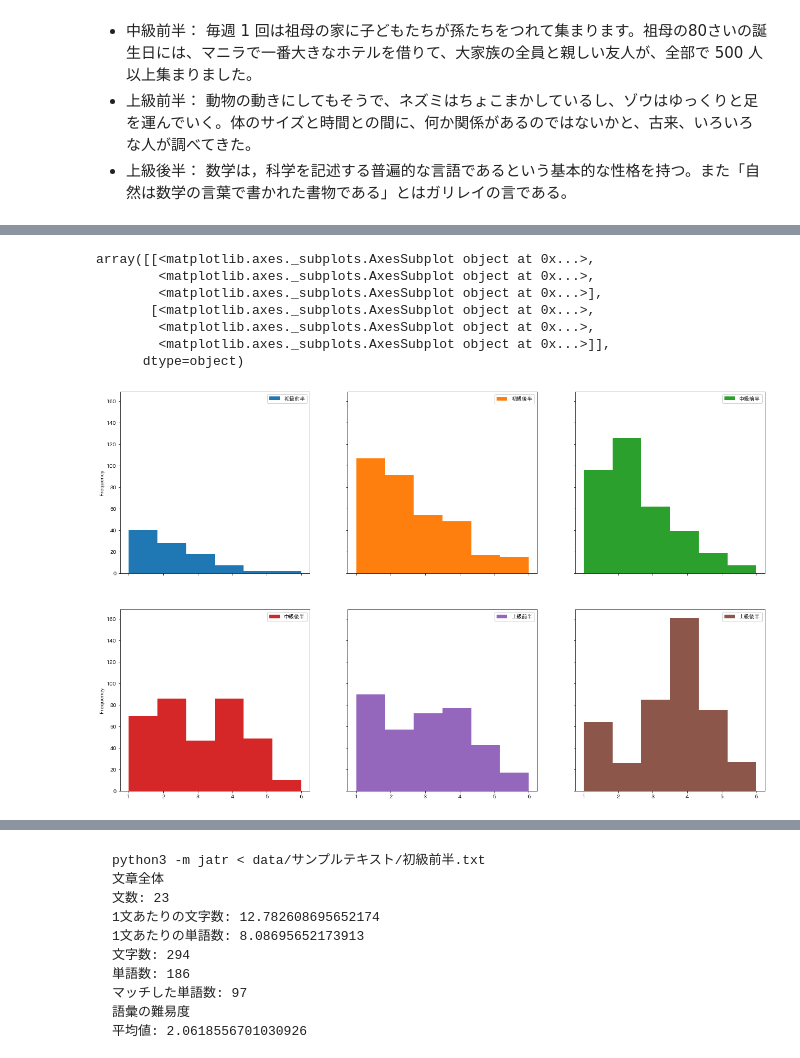
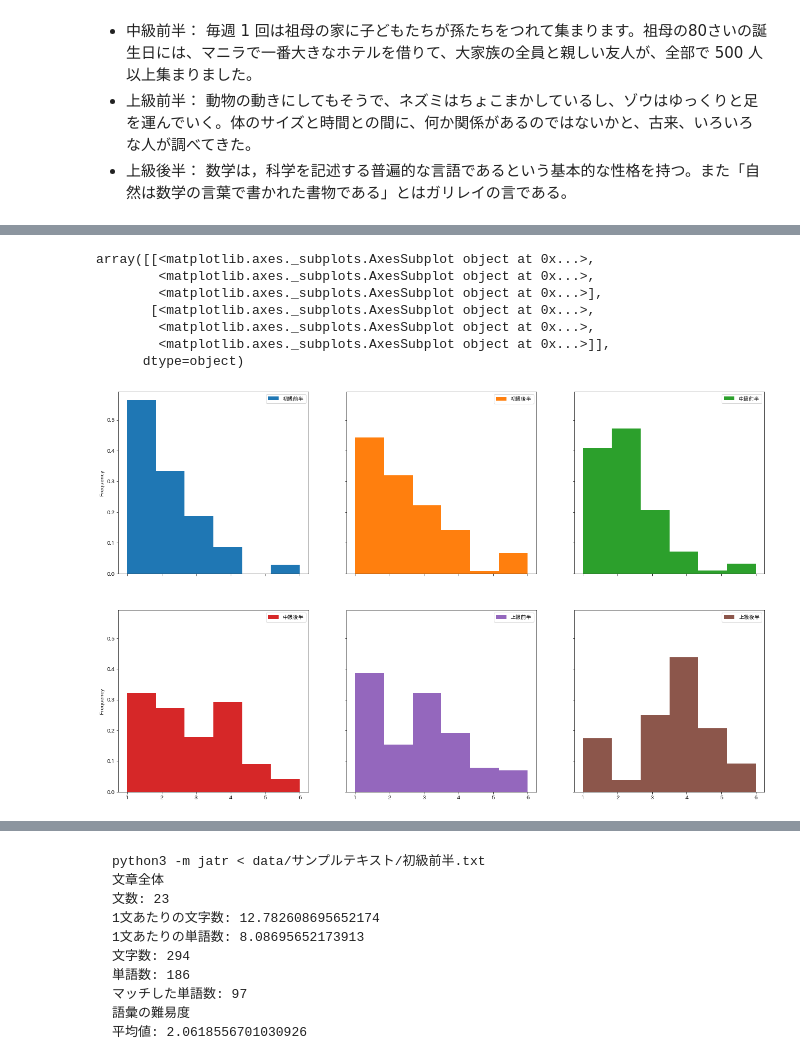
Before and after one commit to crazymaster/jats, a Jupyter notebook: notebooks/201906-slide.ipynb, the cells around one changed output, grey strips where cells are left out. Drawn from its saved outputs; the diff is of its cells as text; code cells hidden in the pictures.

```diff
--- a/notebooks/201906-slide.ipynb
+++ b/notebooks/201906-slide.ipynb
@@ -71,14 +71,14 @@ df.head()
 # %%
-df.plot(kind='hist', subplots=True, layout=(2,3), bins=6, figsize=(22, 14), sharey=True, density=False)
+df.plot(kind='hist', subplots=True, layout=(2,3), bins=6, figsize=(22, 14), sharey=True, density=True)
 # %% [output]
 array([[<matplotlib.axes._subplots.AxesSubplot object at 0x...>,
         <matplotlib.axes._subplots.AxesSubplot object at 0x...>,
         <matplotlib.axes._subplots.AxesSubplot object at 0x...>],
        [<matplotlib.axes._subplots.AxesSubplot object at 0x...>,
         <matplotlib.axes._subplots.AxesSubplot object at 0x...>,
         <matplotlib.axes._subplots.AxesSubplot object at 0x...>]],
       dtype=object)
-[figure, old version]
+[figure, new version]
 # %%
 plt.figure(figsize=(20,12))
 sns.boxenplot(data=df)
```
Also changed, not shown: parts of 2 cells of this notebook.
